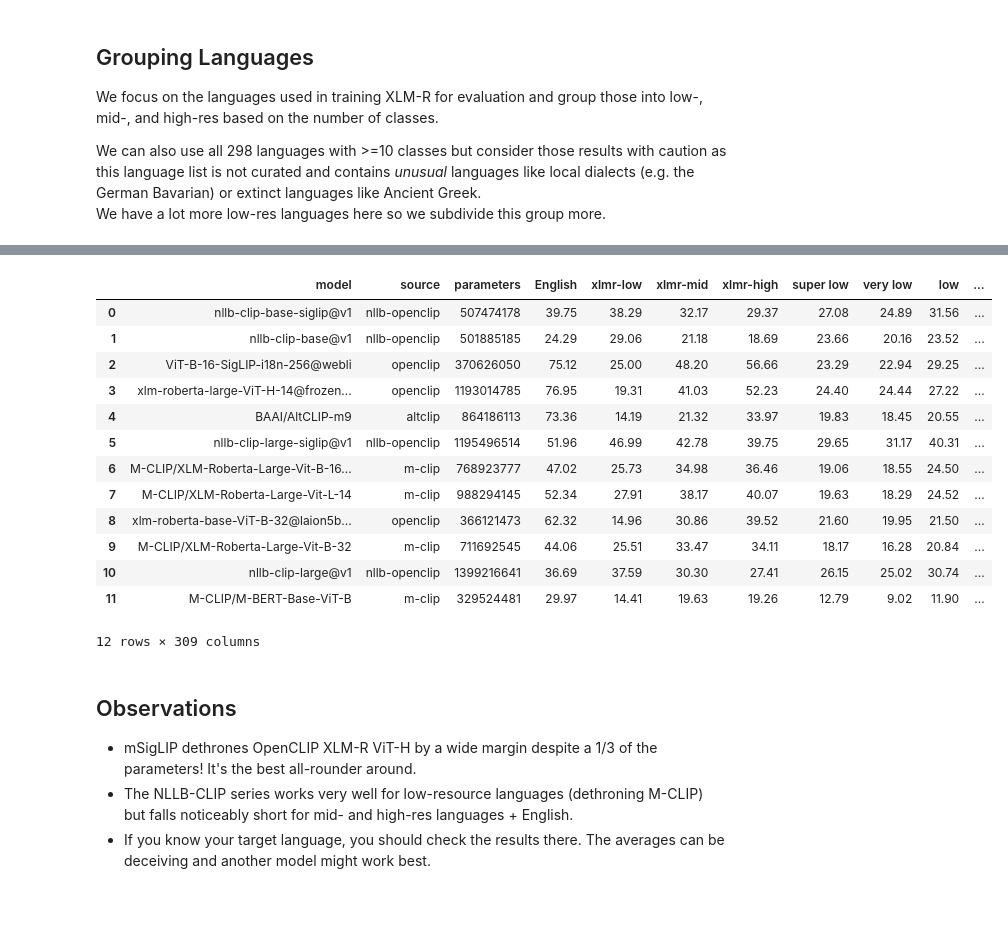
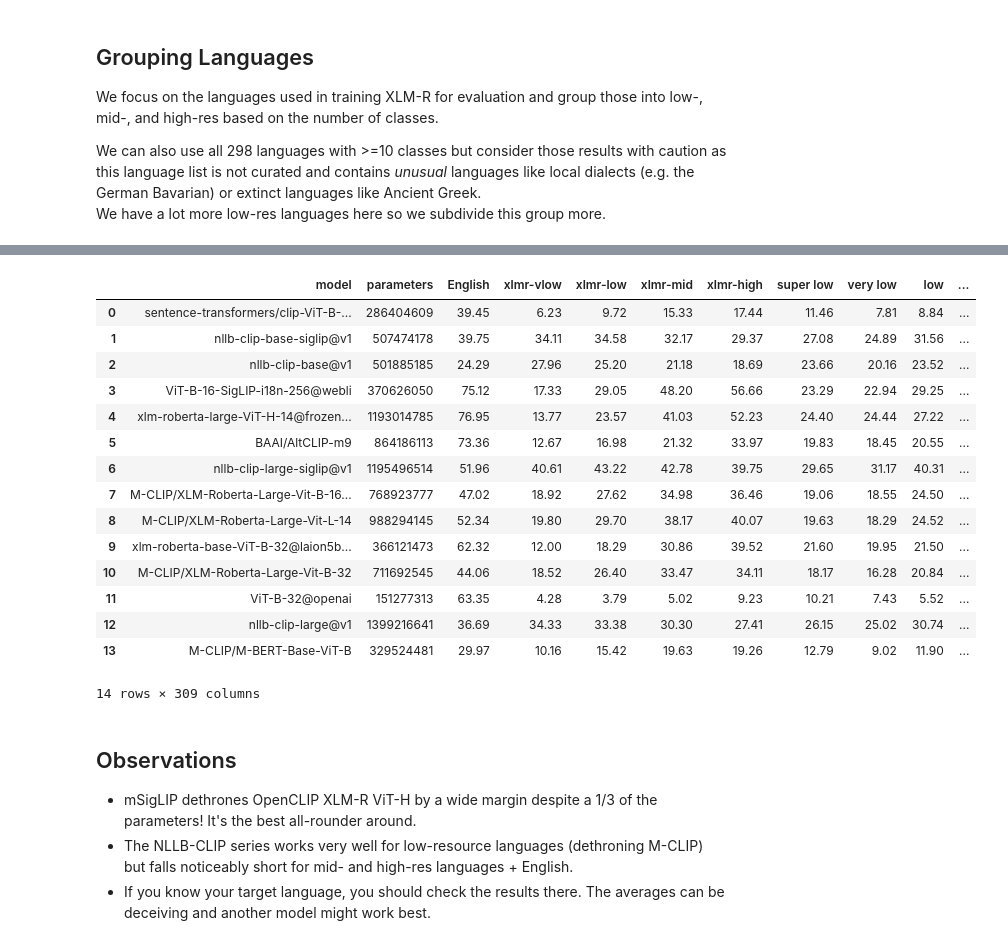
Before and after one commit to gregor-ge/Babel-ImageNet, a Jupyter notebook: evaluation_scripts/results_analysis.ipynb, the cells around one changed output, grey strips where cells are left out. Cells and saved outputs as stored; diff of their text form; code cells hidden in the pictures; blank space fills up the shorter version.

```diff
--- a/evaluation_scripts/results_analysis.ipynb
+++ b/evaluation_scripts/results_analysis.ipynb
@@ -20,6 +20,10 @@ pd.set_option("display.precision", 2)
 # %%
 # Some data prep for the languages
 xlmr_languages = ['NE', 'ID', 'DE', 'NL', 'AF', 'HE', 'SQ', 'UZ', 'KN', 'KU', 'TA', 'LV', 'KO', 'UG', 'BR', 'EL', 'SU', 'KK', 'SK', 'GL', 'OM', 'FA', 'JV', 'CS', 'LO', 'HY', 'XH', 'HR', 'SO', 'GU', 'AM', 'AR', 'SA', 'CA', 'IS', 'IT', 'SV', 'GA', 'BG', 'VI', 'SD', 'UR', 'KM', 'PL', 'HU', 'SR', 'FR', 'HI', 'FY', 'ET', 'BS', 'SW', 'AZ', 'MK', 'ES', 'MN', 'JA', 'TL', 'TR', 'GD', 'RO', 'MG', 'MR', 'SL', 'PT', 'LT', 'NO', 'YI', 'UK', 'KY', 'KA', 'BN', 'OR', 'MY', 'EN', 'PS', 'FI', 'ZH', 'DA', 'ML', 'BE', 'EO', 'HA', 'EU', 'AS', 'TE', 'TH', 'CY', 'SI', 'RU', 'LA', 'PA', 'MS']
+
+# adding: 1 wuu Wu, 2 nv Navajo, 3 cv Chuvash, 4 diq zazaki, 5 chr Cherokee, 6 ce Chechen, 7 hak Hakka, 8 nah nahuatl
+added = ["WUU", "NV", "CV", "DIQ", "CHR", "CE", "HAK", "NAH"]
+xlmr_languages.extend(added)
 
 babel_imagenet = json.load(open("../data/babel_imagenet-298.json", encoding="utf-8"))
 lang2classes = {lang: len(v[0]) for lang, v in babel_imagenet.items()}
@@ -75,21 +81,22 @@ like local dialects (e.g. the German Bavarian) or extinct languages like Ancient
 We have a lot more low-res languages here so we subdivide this group more.
 # %%
 # grouping results
-num_groups = 3
-xlmr_group_names = ["xlmr-low", "xlmr-mid", "xlmr-high"]
+num_groups = 4
+xlmr_group_names = ["xlmr-vlow", "xlmr-low", "xlmr-mid", "xlmr-high"]
+limits = [100, 333, 666, 1000]
 groups_xlmr = [[] for _ in range(num_groups)]
 for lang, count in lang2classes.items():
     if lang == "EN" or lang not in xlmr_languages:
         continue
-    for i in range(1, num_groups+1):
-        limit = i * 1000//num_groups
+    for i, limit in enumerate(limits): # i in range(1, num_groups+1):
+        # limit = i * 1000//num_groups
         if count <= limit:
-            groups_xlmr[i-1].append(lang)
+            groups_xlmr[i].append(lang)
             break
 print("XLMR Languages")
 print([len(g) for g in groups_xlmr])
 for g, n in zip(groups_xlmr, xlmr_group_names):
-    print("### ",n, ": ", [lang2full_name[l] for l in sorted(g)])
+    print("### ",n, ": ", [(lang2full_name[l], len(babel_imagenet[l][0])) for l in sorted(g, key=lambda x: len(babel_imagenet[x][0]))])
 
 
 num_groups = 5
@@ -107,11 +114,11 @@ for lang, count in lang2classes.items():
 print("ALL Languages")
 print([len(g) for g in groups_all])
 for g, n in zip(groups_all, all_group_names):
-    print("### ",n, ": ", [lang2full_name[l] for l in sorted(g)])
+    print("### ",n, ": ", [(lang2full_name[l], len(babel_imagenet[l][0])) for l in sorted(g)])
 
 for name, group in zip(xlmr_group_names+all_group_names, groups_xlmr+groups_all):
     results[name] = results[group].mean(axis=1)
-results = results[["model", "source", "parameters", "EN"]+xlmr_group_names+all_group_names+sorted_languages]
+results = results[["model", "parameters", "EN"]+xlmr_group_names+all_group_names+sorted_languages]
 results
 # %% [output]
 XLMR Languages
@@ -162,23 +174,25 @@ results_fulllang
 # %%
 #let's sort by number of classes
-results_classsort = results[["model", "source", "parameters", "EN"]+xlmr_group_names+all_group_names+sorted_class_languages]
+results_classsort = results[["model", "parameters", "EN"]+xlmr_group_names+all_group_names+sorted_class_languages]
 results_classsort_fulllang = results_classsort.rename(columns=lang2full_name)
 results_classsort_fulllang
 # %% [output]
-|  | model | source | parameters | English | xlmr-low | xlmr-mid | xlmr-high | super low | very low | low | ... |
-| 0 | nllb-clip-base-siglip@v1 | nllb-openclip | 507474178 | 39.75 | 38.29 | 32.17 | 29.37 | 27.08 | 24.89 | 31.56 | ... |
-| 1 | nllb-clip-base@v1 | nllb-openclip | 501885185 | 24.29 | 29.06 | 21.18 | 18.69 | 23.66 | 20.16 | 23.52 | ... |
-| 2 | ViT-B-16-SigLIP-i18n-256@webli | openclip | 370626050 | 75.12 | 25.00 | 48.20 | 56.66 | 23.29 | 22.94 | 29.25 | ... |
-| 3 | xlm-roberta-large-ViT-H-14@frozen... | openclip | 1193014785 | 76.95 | 19.31 | 41.03 | 52.23 | 24.40 | 24.44 | 27.22 | ... |
-| 4 | BAAI/AltCLIP-m9 | altclip | 864186113 | 73.36 | 14.19 | 21.32 | 33.97 | 19.83 | 18.45 | 20.55 | ... |
-| 5 | nllb-clip-large-siglip@v1 | nllb-openclip | 1195496514 | 51.96 | 46.99 | 42.78 | 39.75 | 29.65 | 31.17 | 40.31 | ... |
-| 6 | M-CLIP/XLM-Roberta-Large-Vit-B-16... | m-clip | 768923777 | 47.02 | 25.73 | 34.98 | 36.46 | 19.06 | 18.55 | 24.50 | ... |
-| 7 | M-CLIP/XLM-Roberta-Large-Vit-L-14 | m-clip | 988294145 | 52.34 | 27.91 | 38.17 | 40.07 | 19.63 | 18.29 | 24.52 | ... |
-| 8 | xlm-roberta-base-ViT-B-32@laion5b... | openclip | 366121473 | 62.32 | 14.96 | 30.86 | 39.52 | 21.60 | 19.95 | 21.50 | ... |
-| 9 | M-CLIP/XLM-Roberta-Large-Vit-B-32 | m-clip | 711692545 | 44.06 | 25.51 | 33.47 | 34.11 | 18.17 | 16.28 | 20.84 | ... |
-| 10 | nllb-clip-large@v1 | nllb-openclip | 1399216641 | 36.69 | 37.59 | 30.30 | 27.41 | 26.15 | 25.02 | 30.74 | ... |
-| 11 | M-CLIP/M-BERT-Base-ViT-B | m-clip | 329524481 | 29.97 | 14.41 | 19.63 | 19.26 | 12.79 | 9.02 | 11.90 | ... |
+|  | model | parameters | English | xlmr-vlow | xlmr-low | xlmr-mid | xlmr-high | super low | very low | low | ... |
+| 0 | sentence-transformers/clip-ViT-B-... | 286404609 | 39.45 | 6.23 | 9.72 | 15.33 | 17.44 | 11.46 | 7.81 | 8.84 | ... |
+| 1 | nllb-clip-base-siglip@v1 | 507474178 | 39.75 | 34.11 | 34.58 | 32.17 | 29.37 | 27.08 | 24.89 | 31.56 | ... |
+| 2 | nllb-clip-base@v1 | 501885185 | 24.29 | 27.96 | 25.20 | 21.18 | 18.69 | 23.66 | 20.16 | 23.52 | ... |
+| 3 | ViT-B-16-SigLIP-i18n-256@webli | 370626050 | 75.12 | 17.33 | 29.05 | 48.20 | 56.66 | 23.29 | 22.94 | 29.25 | ... |
+| 4 | xlm-roberta-large-ViT-H-14@frozen... | 1193014785 | 76.95 | 13.77 | 23.57 | 41.03 | 52.23 | 24.40 | 24.44 | 27.22 | ... |
+| 5 | BAAI/AltCLIP-m9 | 864186113 | 73.36 | 12.67 | 16.98 | 21.32 | 33.97 | 19.83 | 18.45 | 20.55 | ... |
+| 6 | nllb-clip-large-siglip@v1 | 1195496514 | 51.96 | 40.61 | 43.22 | 42.78 | 39.75 | 29.65 | 31.17 | 40.31 | ... |
+| 7 | M-CLIP/XLM-Roberta-Large-Vit-B-16... | 768923777 | 47.02 | 18.92 | 27.62 | 34.98 | 36.46 | 19.06 | 18.55 | 24.50 | ... |
+| 8 | M-CLIP/XLM-Roberta-Large-Vit-L-14 | 988294145 | 52.34 | 19.80 | 29.70 | 38.17 | 40.07 | 19.63 | 18.29 | 24.52 | ... |
+| 9 | xlm-roberta-base-ViT-B-32@laion5b... | 366121473 | 62.32 | 12.00 | 18.29 | 30.86 | 39.52 | 21.60 | 19.95 | 21.50 | ... |
+| 10 | M-CLIP/XLM-Roberta-Large-Vit-B-32 | 711692545 | 44.06 | 18.52 | 26.40 | 33.47 | 34.11 | 18.17 | 16.28 | 20.84 | ... |
+| 11 | ViT-B-32@openai | 151277313 | 63.35 | 4.28 | 3.79 | 5.02 | 9.23 | 10.21 | 7.43 | 5.52 | ... |
+| 12 | nllb-clip-large@v1 | 1399216641 | 36.69 | 34.33 | 33.38 | 30.30 | 27.41 | 26.15 | 25.02 | 30.74 | ... |
+| 13 | M-CLIP/M-BERT-Base-ViT-B | 329524481 | 29.97 | 10.16 | 15.42 | 19.63 | 19.26 | 12.79 | 9.02 | 11.90 | ... |
-12 rows × 309 columns
+14 rows × 309 columns
 # %% [markdown]
 ## Observations
 
```
Also changed, not shown: parts of 10 cells of this notebook, 1 other file.
